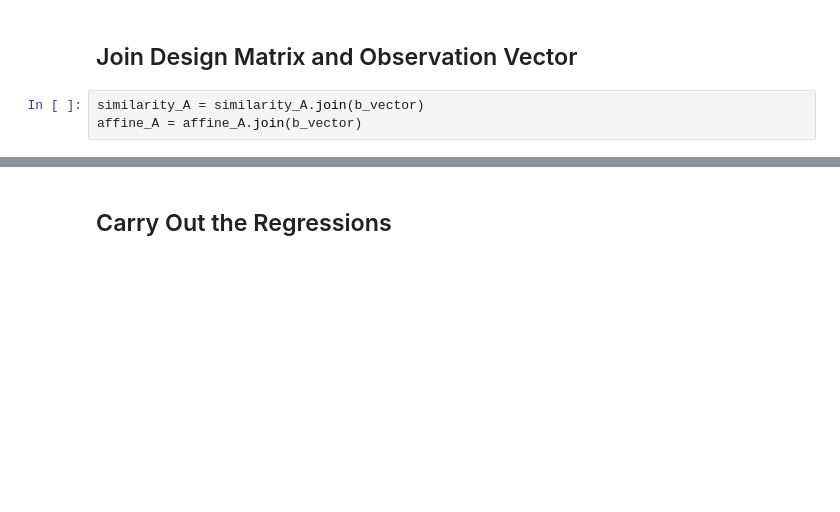
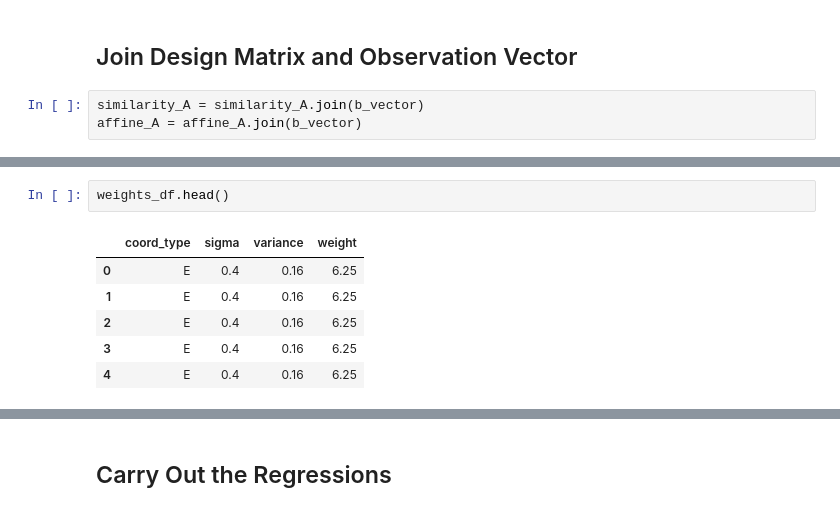
Before and after one commit to urschrei/linalg, a Jupyter notebook: notebooks/weighted_least_squares.ipynb, the cells around one changed output, grey strips where cells are left out. Drawn from its saved outputs; the diff is of its cells as text; blank space fills up the shorter version.

```diff
--- a/notebooks/weighted_least_squares.ipynb
+++ b/notebooks/weighted_least_squares.ipynb
@@ -280,0 +262,9 @@ Weight for N observations: 6.27e-06
+# %%
+weights_df.head()
+# %% [output]
+|  | coord_type | sigma | variance | weight |
+| 0 | E | 0.4 | 0.16 | 6.25 |
+| 1 | E | 0.4 | 0.16 | 6.25 |
+| 2 | E | 0.4 | 0.16 | 6.25 |
+| 3 | E | 0.4 | 0.16 | 6.25 |
+| 4 | E | 0.4 | 0.16 | 6.25 |
```
Also changed, not shown: parts of 20 cells of this notebook, 1 other file.
